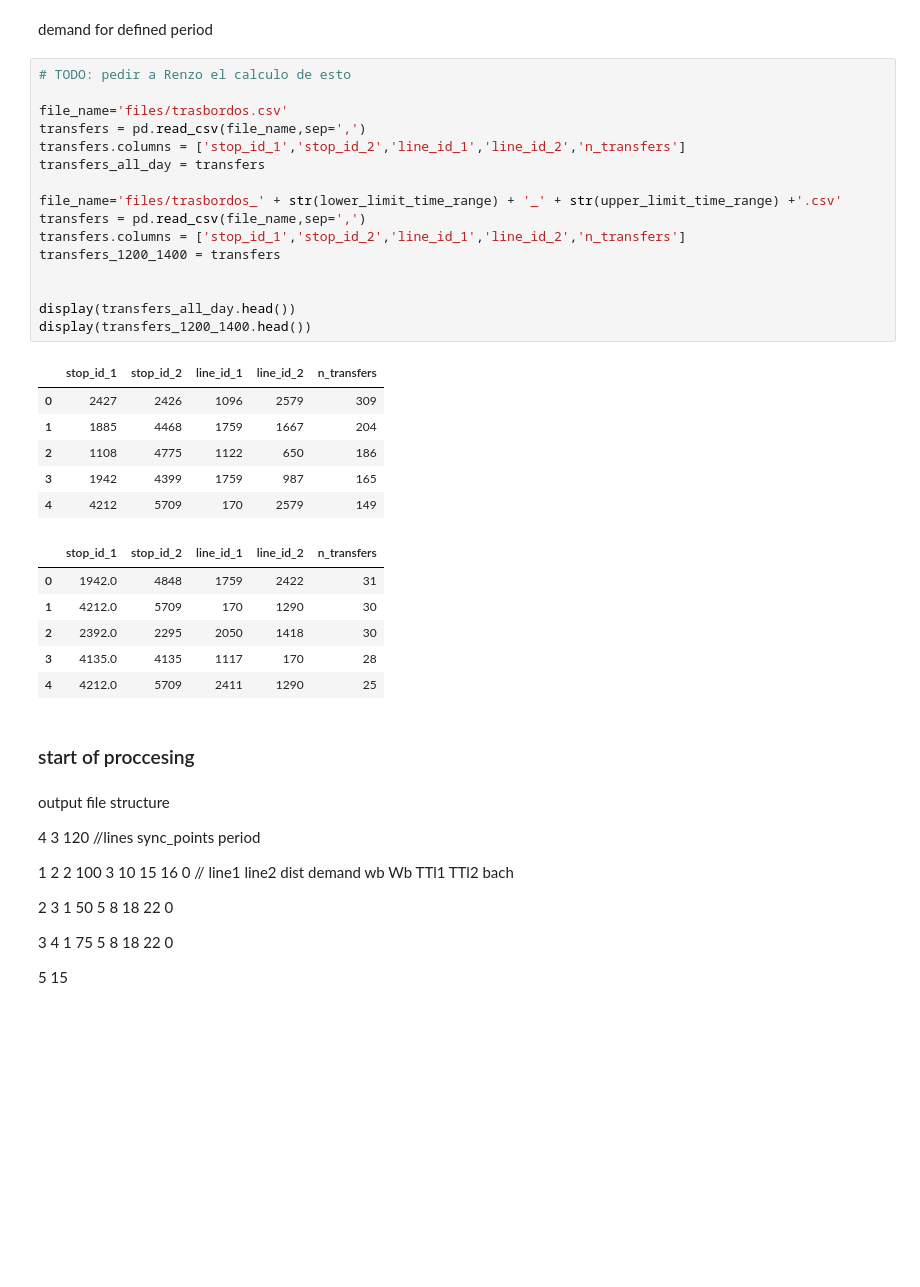
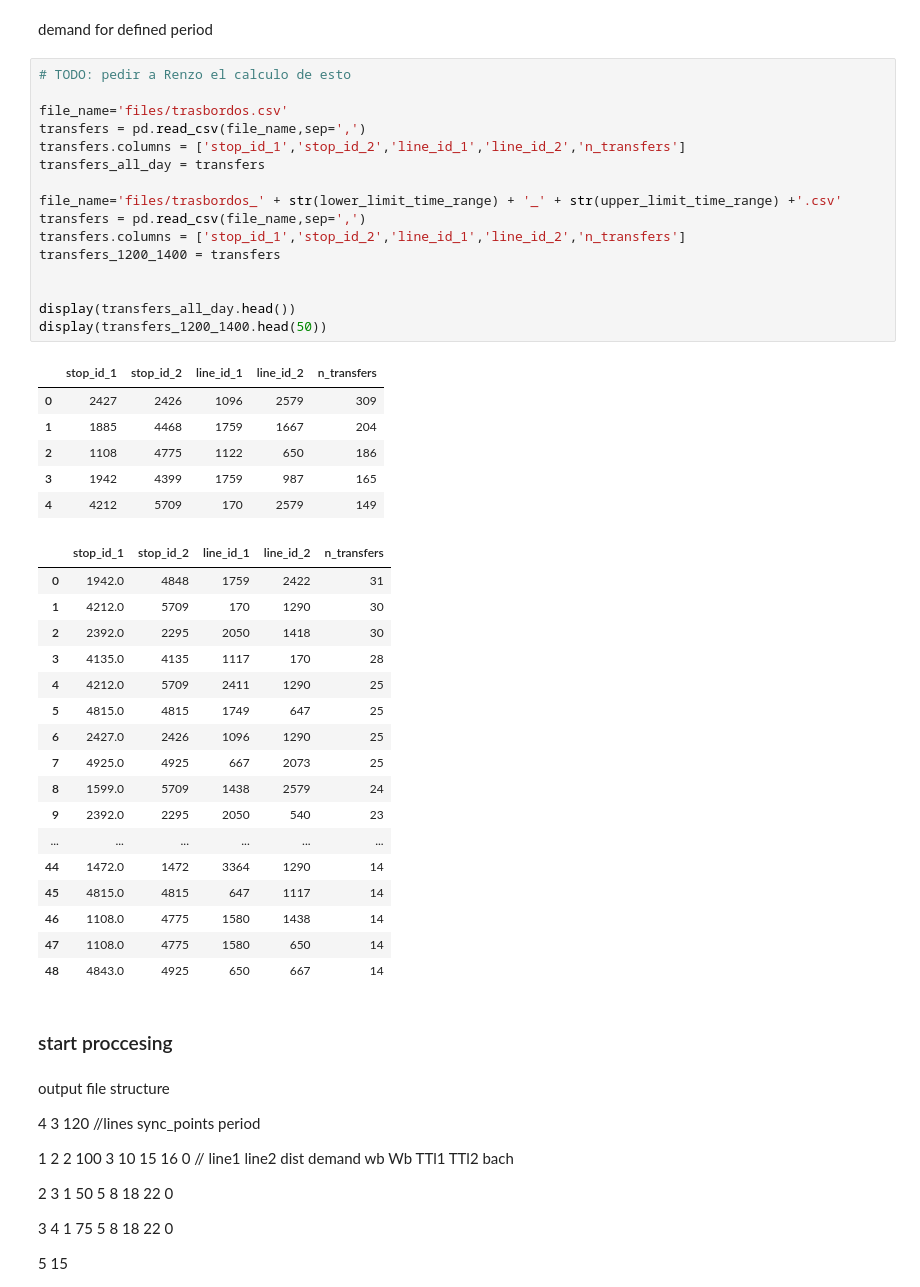
Before and after one commit to jonathan-murana/bus-generator, a Jupyter notebook: bus.ipynb, the cells around one changed output. Drawn from its saved outputs; the diff is of its cells as text; blank space fills up the shorter version.

```diff
--- a/bus.ipynb
+++ b/bus.ipynb
@@ -54,34 +54,45 @@ demand for defined period
 # %%
 # TODO: pedir a Renzo el calculo de esto
 
 file_name='files/trasbordos.csv'
 transfers = pd.read_csv(file_name,sep=',')
 transfers.columns = ['stop_id_1','stop_id_2','line_id_1','line_id_2','n_transfers']
 transfers_all_day = transfers
 
 file_name='files/trasbordos_' + str(lower_limit_time_range) + '_' + str(upper_limit_time_range) +'.csv'
 transfers = pd.read_csv(file_name,sep=',')
 transfers.columns = ['stop_id_1','stop_id_2','line_id_1','line_id_2','n_transfers']
 transfers_1200_1400 = transfers
 
 
 display(transfers_all_day.head())
-display(transfers_1200_1400.head())
+display(transfers_1200_1400.head(50))
 # %% [output]
 |  | stop_id_1 | stop_id_2 | line_id_1 | line_id_2 | n_transfers |
 | 0 | 2427 | 2426 | 1096 | 2579 | 309 |
 | 1 | 1885 | 4468 | 1759 | 1667 | 204 |
 | 2 | 1108 | 4775 | 1122 | 650 | 186 |
 | 3 | 1942 | 4399 | 1759 | 987 | 165 |
 | 4 | 4212 | 5709 | 170 | 2579 | 149 |
 |  | stop_id_1 | stop_id_2 | line_id_1 | line_id_2 | n_transfers |
 | 0 | 1942.0 | 4848 | 1759 | 2422 | 31 |
 | 1 | 4212.0 | 5709 | 170 | 1290 | 30 |
 | 2 | 2392.0 | 2295 | 2050 | 1418 | 30 |
 | 3 | 4135.0 | 4135 | 1117 | 170 | 28 |
 | 4 | 4212.0 | 5709 | 2411 | 1290 | 25 |
+| 5 | 4815.0 | 4815 | 1749 | 647 | 25 |
+| 6 | 2427.0 | 2426 | 1096 | 1290 | 25 |
+| 7 | 4925.0 | 4925 | 667 | 2073 | 25 |
+| 8 | 1599.0 | 5709 | 1438 | 2579 | 24 |
+| 9 | 2392.0 | 2295 | 2050 | 540 | 23 |
+| ... | ... | ... | ... | ... | ... |
+| 44 | 1472.0 | 1472 | 3364 | 1290 | 14 |
+| 45 | 4815.0 | 4815 | 647 | 1117 | 14 |
+| 46 | 1108.0 | 4775 | 1580 | 1438 | 14 |
+| 47 | 1108.0 | 4775 | 1580 | 650 | 14 |
+| 48 | 4843.0 | 4925 | 650 | 667 | 14 |
 # %% [markdown]
-### start of  proccesing
+### start  proccesing
 # %% [markdown]
 output file structure
 
```
Also changed, not shown: parts of 43 cells of this notebook, 17 other files.
